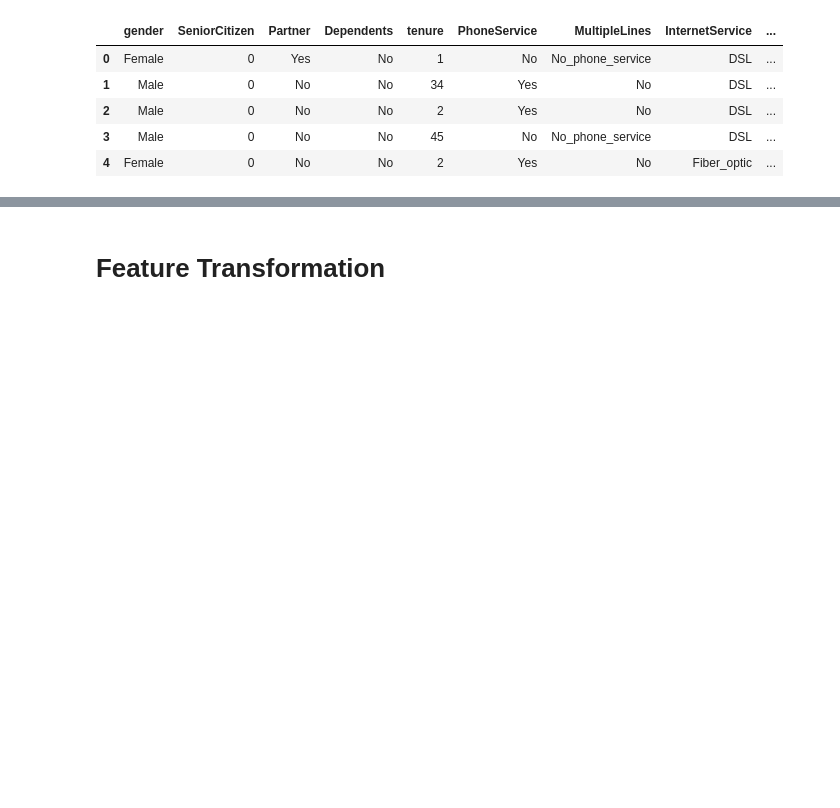
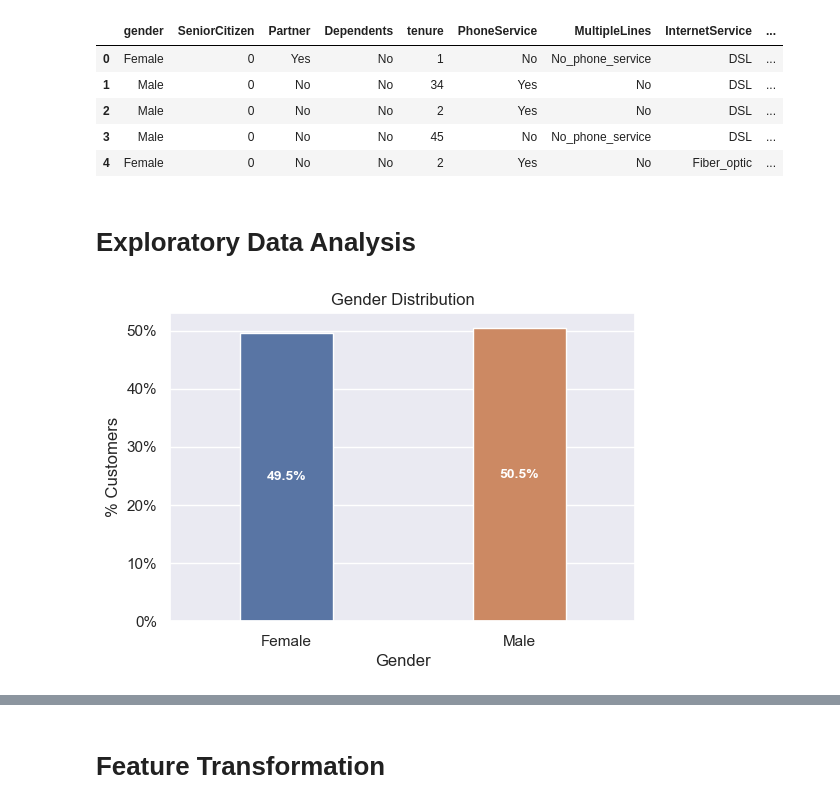
Before and after one commit to benTC74/Telco-Customer-Churn, a Jupyter notebook: Telco Customer Churn.ipynb, the cells around one changed output, grey strips where cells are left out. Cells and saved outputs as stored; diff of their text form; code cells hidden in the pictures; blank space fills up the shorter version.

```diff
--- a/Telco Customer Churn.ipynb
+++ b/Telco Customer Churn.ipynb
@@ -152,3 +157,24 @@ churn_df.head()
 | 2 | Male | 0 | No | No | 2 | Yes | No | DSL | ... |
 | 3 | Male | 0 | No | No | 45 | No | No_phone_service | DSL | ... |
 | 4 | Female | 0 | No | No | 2 | Yes | No | Fiber_optic | ... |
+# %% [markdown]
+# Exploratory Data Analysis
+# %%
+#Gender is balanced
+
+sns.set_theme()
+sns.color_palette('deep')
+
+plt.figure(figsize=(6,4))
+
+ax = sns.countplot(x=churn_df['gender'], stat='percent', width=0.4, hue=churn_df['gender'])
+
+ax.yaxis.set_major_formatter(mtick.PercentFormatter())
+ax.set_ylabel('% Customers')
+ax.set_xlabel('Gender')
+ax.set_title('Gender Distribution')
+
+for c in ax.containers:
+    ax.bar_label(c, fmt='%.1f%%', label_type='center', color='white', weight='bold', fontsize=10)
+# %% [output]
+[figure, added]
```
Also changed, not shown: parts of 23 cells of this notebook.
